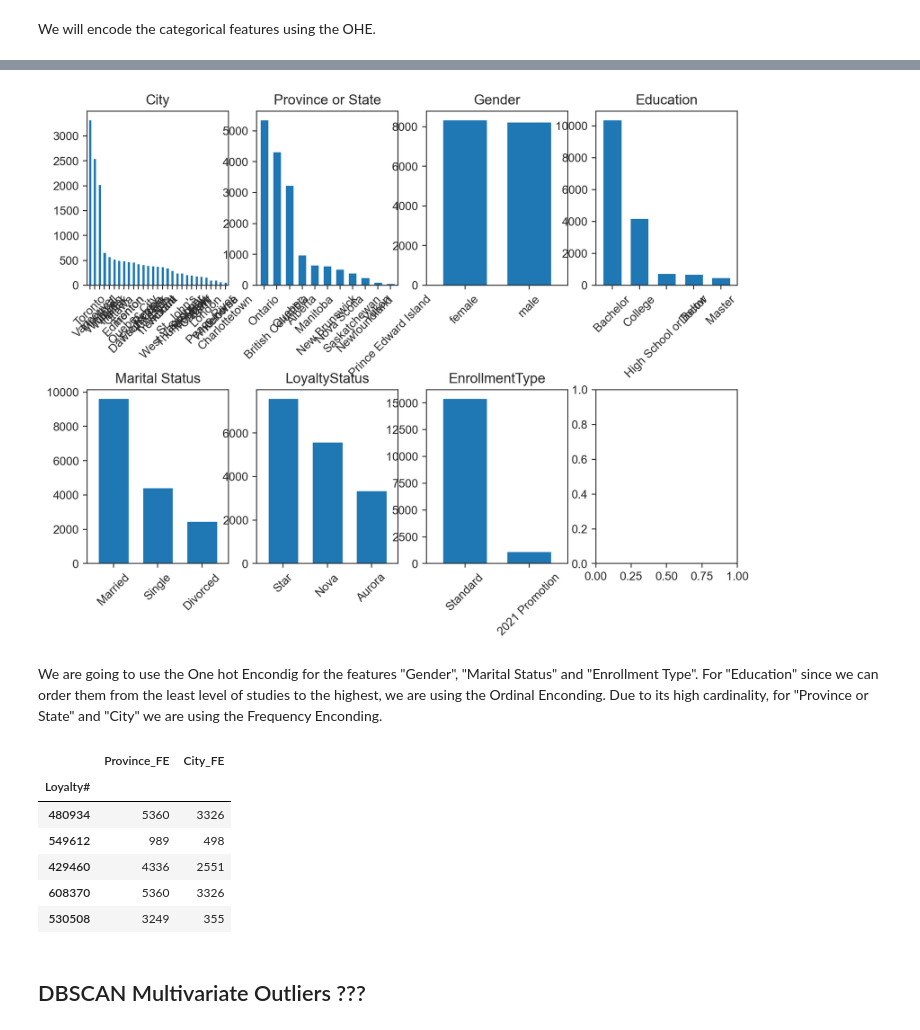
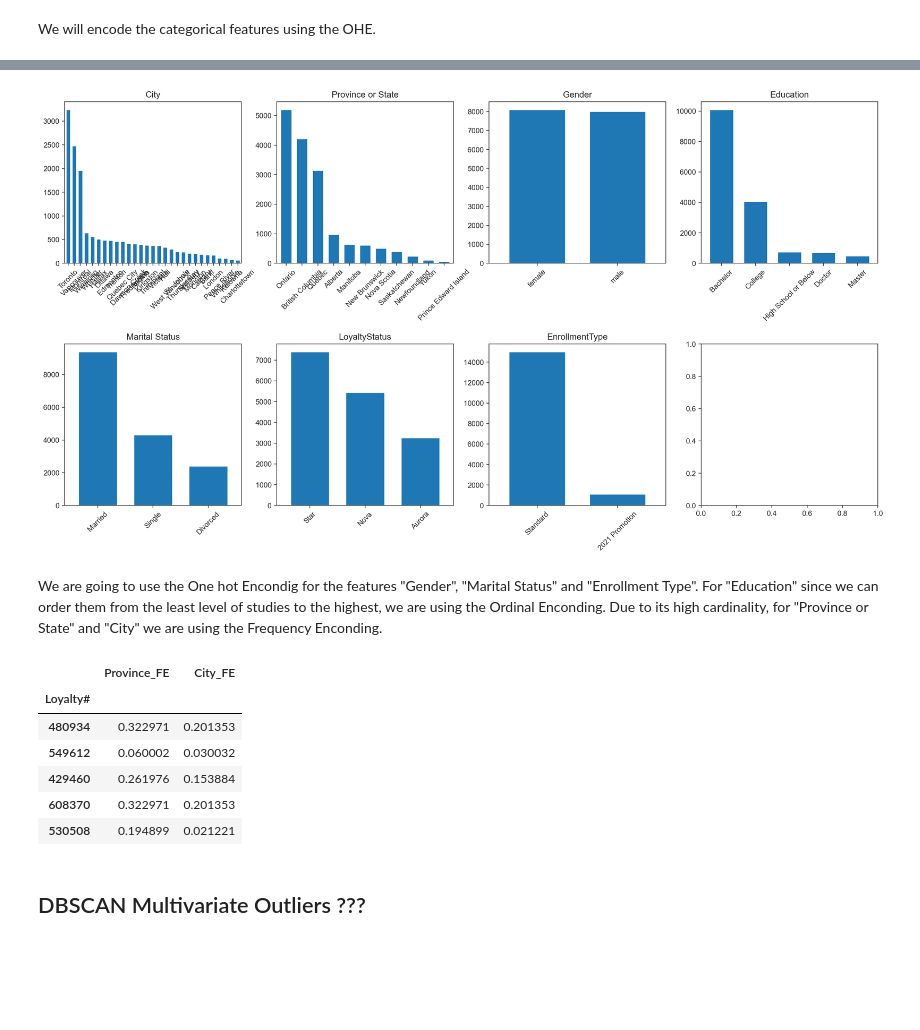
Before and after one commit to fjmartins17/DM_GROUP19_2526, a Jupyter notebook: Group19_Clustering_Code.ipynb, the cells around one changed output, grey strips where cells are left out. Drawn from its saved outputs; the diff is of its cells as text; code cells hidden in the pictures; blank space fills up the shorter version.

Commit message:
Outliers, Missing Values

```diff
--- a/Group19_Clustering_Code.ipynb
+++ b/Group19_Clustering_Code.ipynb
@@ -751,0 +893,2 @@ Index(['Loyalty#', 'Province or State', 'City', 'Gender', 'Education',
+# %%
+df_agg_merged = df_agg_merged[df_agg_merged['PointsEfficiency'] <= 1]
@@ -751,0 +926,2 @@ Index(['Loyalty#', 'Province or State', 'City', 'Gender', 'Education',
+# %%
+df_agg_merged["DistPerFlight_log"] = np.log1p(df_agg_merged["DistPerFlight"])
@@ -772,3 +954,5 @@ df_agg_merged.loc[df_agg_merged['Customer Lifetime Value']>50000, ['Customer Lif
+# %%
+df_agg_merged["Customer_Lifetime_Value_log"] = np.log1p(df_agg_merged["Customer Lifetime Value"])
 # %% [markdown]
 <h3>Customers with Flights_Sum == 0 and customer lifetime value > 0
 # %%
@@ -880,8 +1040,3 @@ We will impute the missing values using the KNN imputer.
-# %%
-imputer = KNNImputer(n_neighbors=5, weights="uniform")
-
-imputer.fit(df_combined_agg[merged_agg_metric])
-df_combined_agg[merged_agg_metric] = imputer.transform(df_combined_agg[merged_agg_metric])
 # %% [markdown]
 ## Encoding of categorical features
 # %% [markdown]
@@ -904,20 +1059,20 @@ non_metric_features_agg = [		'City',	'Province or State',
 # %%
 fig, axes = plt.subplots(
     2,
     ceil(len(non_metric_features_agg) / 2),
-    figsize=(10,7))
+    figsize=(20,10))
 
 for ax, feat in zip(axes.flatten(), non_metric_features_agg):
     df_combined_agg[feat].value_counts().plot.bar(ax=ax, width=.7)
     ax.set_title(feat)
     ax.set_xlabel(None)
     ax.set_ylabel(None)
     ax.tick_params(axis='x', rotation=45)
 
-plt.subplots_adjust(hspace=0.6)
+plt.subplots_adjust(hspace=0.5)
 plt.show()
 # %% [output]
-[figure, old version]
+[figure, new version]
 # %% [markdown]
 We are going to use the One hot Encondig for the features "Gender", "Marital Status" and "Enrollment Type". For "Education" since we can order them from the least level of studies to the highest, we are using the Ordinal Enconding. Due to its high cardinality, for "Province or State" and "City" we are using the Frequency Enconding.
 # %%
@@ -957,11 +1112,16 @@ df_final['Education_Encoded'] = encoder_edu.fit_transform(
 
 df_final = df_final.drop(columns=['Education'])
 # %%
-province_freq = df_final['Province or State'].value_counts()
-df_final['Province_FE'] = df_final['Province or State'].map(province_freq)
+# Proporção (0–1). Se quiser em %, multiplicar por 100 (ver abaixo).
+province_share = df_final['Province or State'].value_counts(normalize=True)
+df_final['Province_FE'] = df_final['Province or State'].map(province_share)
 
-city_freq = df_final['City'].value_counts()
-df_final['City_FE'] = df_final['City'].map(city_freq)
+city_share = df_final['City'].value_counts(normalize=True)
+df_final['City_FE'] = df_final['City'].map(city_share)
+
+# (opcional) se quiser em percentagem 0–100:
+# df_final['Province_FE'] *= 100
+# df_final['City_FE'] *= 100
 
 df_final = df_final.drop(columns=['Province or State', 'City'])
 
@@ -969,11 +1129,11 @@ df_final[['Province_FE', 'City_FE']].head()
 # %% [output]
 |  | Province_FE | City_FE |
 | Loyalty# |  |  |
-| 480934 | 5360 | 3326 |
-| 549612 | 989 | 498 |
-| 429460 | 4336 | 2551 |
-| 608370 | 5360 | 3326 |
-| 530508 | 3249 | 355 |
+| 480934 | 0.322971 | 0.201353 |
+| 549612 | 0.060002 | 0.030032 |
+| 429460 | 0.261976 | 0.153884 |
+| 608370 | 0.322971 | 0.201353 |
+| 530508 | 0.194899 | 0.021221 |
 # %% [markdown]
 ## DBSCAN Multivariate Outliers ???
 # %%
```
Also changed, not shown: parts of 79 cells of this notebook.
